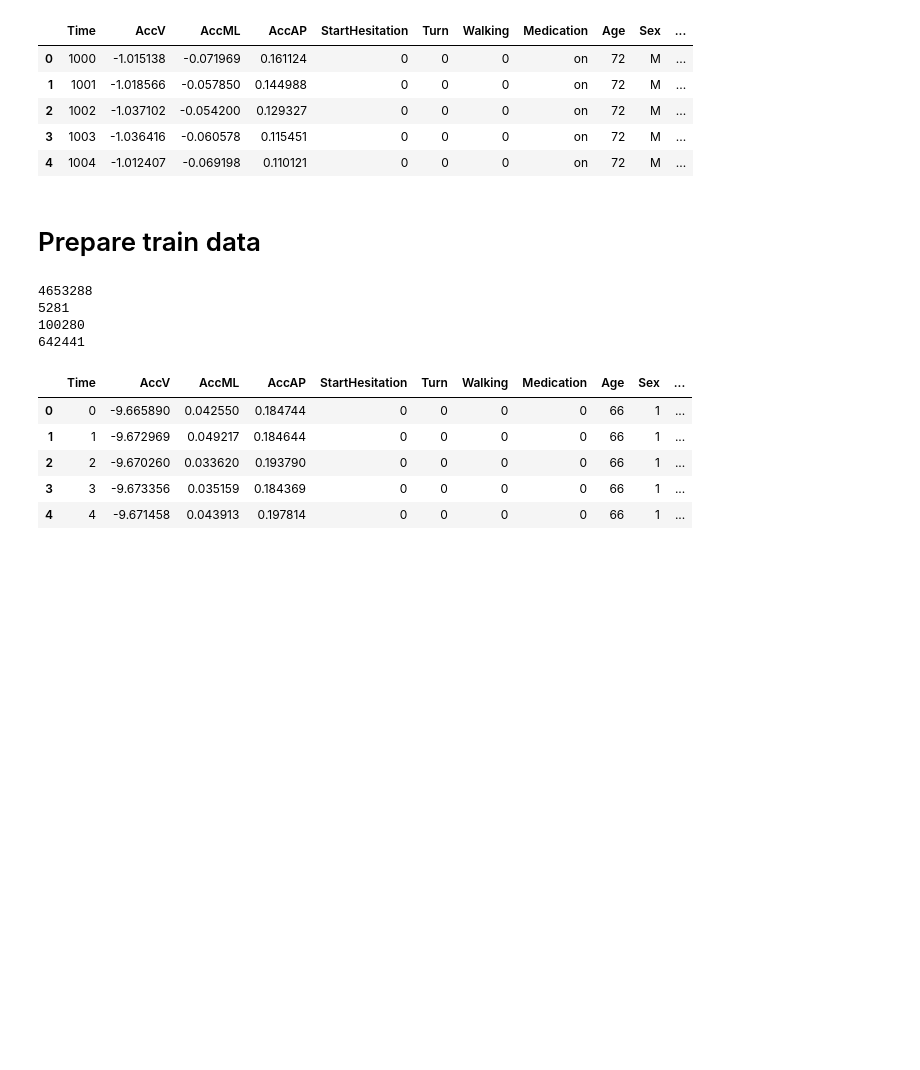
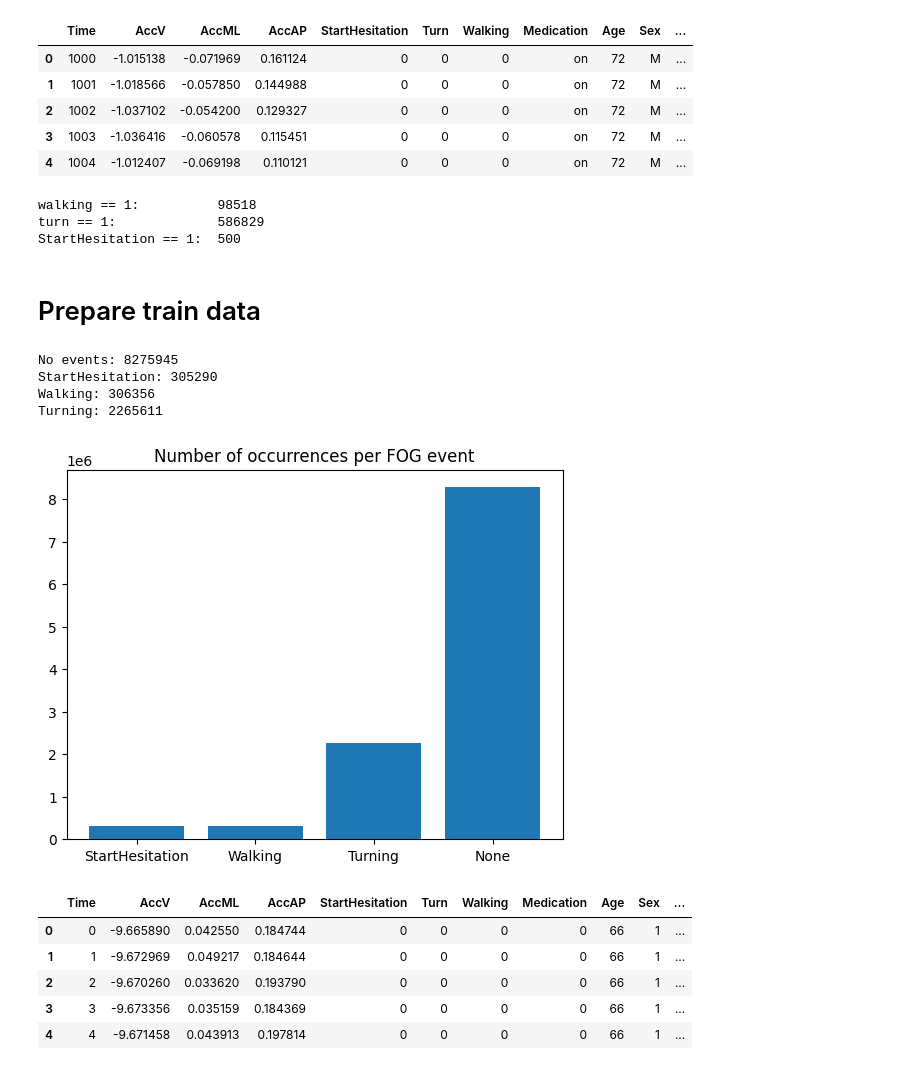
Before and after one commit to laurens88/mlip, a Jupyter notebook: super-simple-baseline.ipynb, the cells around one changed output. Drawn from its saved outputs; the diff is of its cells as text; code cells hidden in the pictures; blank space fills up the shorter version.

```diff
--- a/super-simple-baseline.ipynb
+++ b/super-simple-baseline.ipynb
@@ -67,7 +67,7 @@ tdcs_file_path = glob.glob(os.path.join(pdir, 'train', 'tdcsfog', '*.csv'), recu
 
     # In this notebook, we limit the number of files to be read in order to reduce the time required for model training.
 
-tdcs_file_path = tdcs_file_path[::10] #weghalen!!!!!!!!!!!!!
+# tdcs_file_path = tdcs_file_path[::10] #weghalen!!!!!!!!!!!!!
 
 print(f'the number of files to be read: {len(tdcs_file_path)}')
 
@@ -164,21 +164,42 @@ df_defog.head()
 | 2 | 1002 | -1.037102 | -0.054200 | 0.129327 | 0 | 0 | 0 | on | 72 | M | ... |
 | 3 | 1003 | -1.036416 | -0.060578 | 0.115451 | 0 | 0 | 0 | on | 72 | M | ... |
 | 4 | 1004 | -1.012407 | -0.069198 | 0.110121 | 0 | 0 | 0 | on | 72 | M | ... |
+# %%
+import numpy as np
+print("walking == 1:         ", len(np.where(df_defog['Walking']==1)[0]))
+print("turn == 1:            ",len(np.where(df_defog['Turn']==1)[0]))
+print("StartHesitation == 1: ",len(np.where(df_defog['StartHesitation']==1)[0]))
+# %% [output]
+walking == 1:          98518
+turn == 1:             586829
+StartHesitation == 1:  500
 # %% [markdown]
 # Prepare train data
 # %%
 # concat tdcs and defog data.
 df_train = pd.concat([df_tdcs, df_defog]).reset_index(drop=True)
 # df_train.head(100)
-print(len(df_train))
-print(len(np.where(df_train['StartHesitation'] == 1)[0]))
-print(len(np.where(df_train['Walking'] == 1)[0]))
-print(len(np.where(df_train['Turn'] == 1)[0]))
+
+SH = len(np.where(df_train['StartHesitation'] == 1)[0])
+W = len(np.where(df_train['Walking'] == 1)[0])
+T = len(np.where(df_train['Turn'] == 1)[0])
+N = len(df_train)-SH-W-T
+print("No events:",N)
+print("StartHesitation:",SH)
+print("Walking:",W)
+print("Turning:",T)
 # %% [output]
-4653288
-5281
-100280
-642441
+No events: 8275945
+StartHesitation: 305290
+Walking: 306356
+Turning: 2265611
+# %%
+from matplotlib import pyplot as plt
+plt.bar(["StartHesitation", "Walking", "Turning", "None"], [SH,W,T,N])
+plt.title("Number of occurrences per FOG event")
+plt.show()
+# %% [output]
+[figure, added]
 # %%
 # encode string columns into 0/1 format
 df_train['Medication'] = np.where(df_train['Medication']=='on', 1, 0)
```
Also changed, not shown: parts of 20 cells of this notebook.
